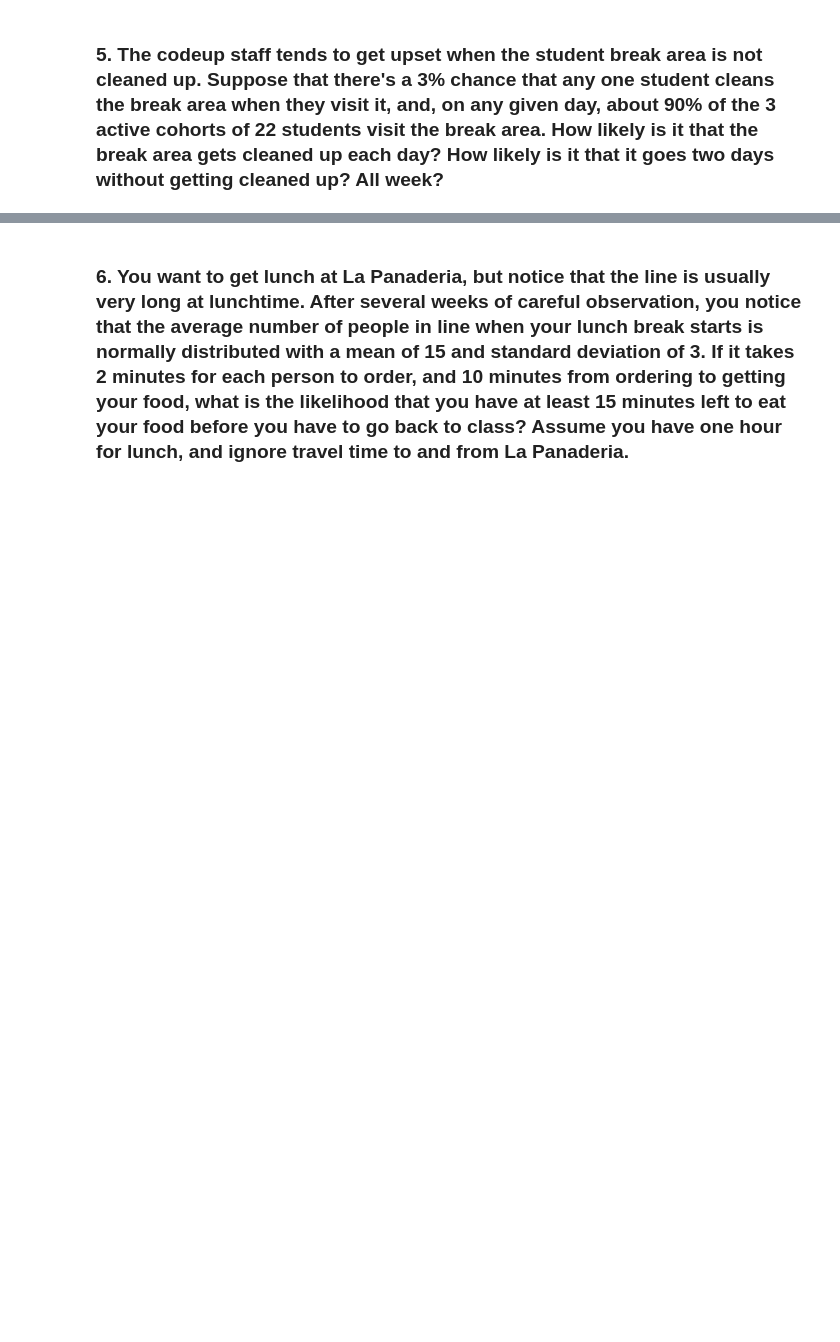
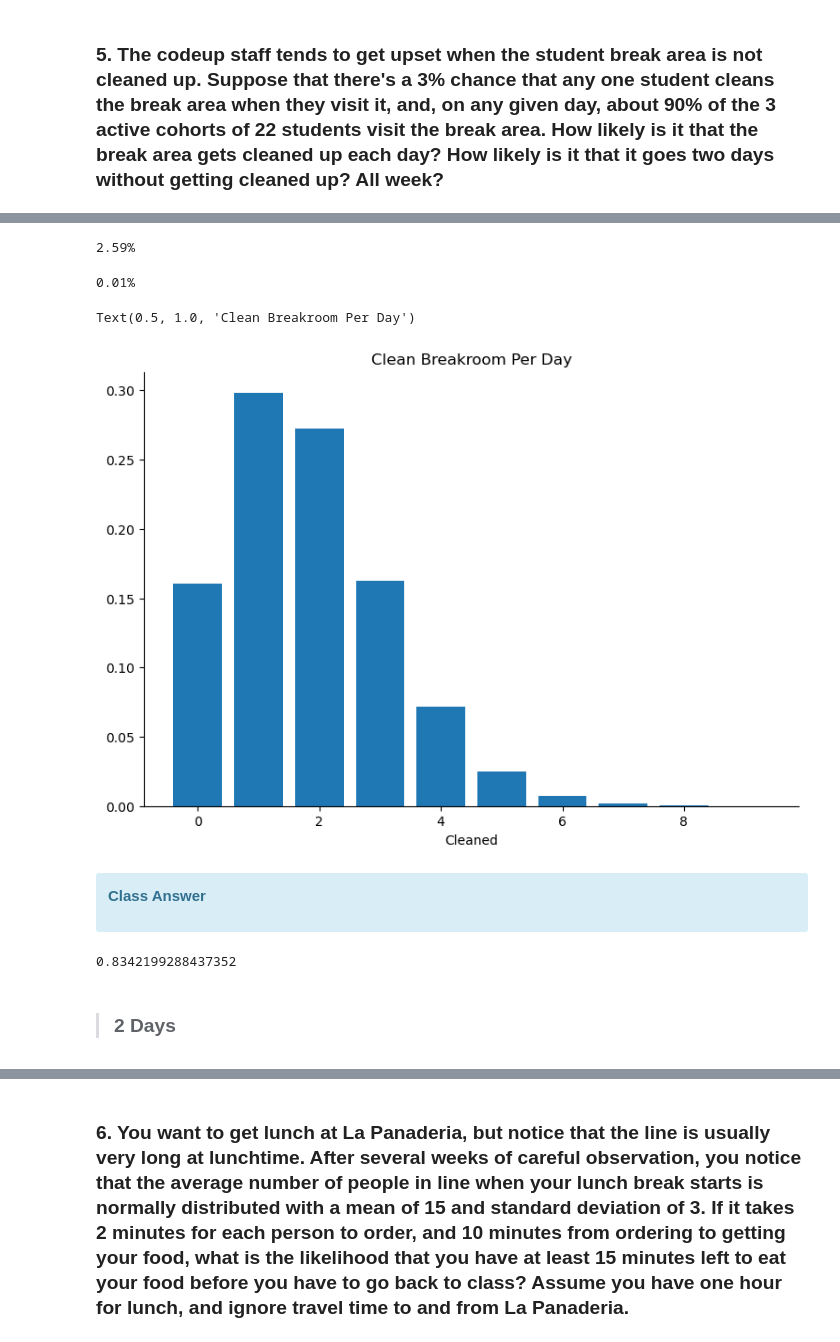
Before and after one commit to manuelparra1/statistics-exercises, a Jupyter notebook: probability_distributions.ipynb, the cells around one changed output, grey strips where cells are left out. Saved outputs shown, nothing was run; the diff lists cells and outputs as text; code cells hidden in the pictures; blank space fills up the shorter version.

```diff
--- a/probability_distributions.ipynb
+++ b/probability_distributions.ipynb
@@ -105,0 +241,3 @@ print(clicks)
+# %%
+n = 60
+p = 0.01
@@ -107,0 +264,2 @@ print(clicks)
+# %%
+p = .03
@@ -107,0 +282,4 @@ print(clicks)
+# %%
+clean_percent(probability_clean_breakroom_2_days)
+# %% [output]
+2.59%
@@ -107,0 +290,19 @@ print(clicks)
+# %%
+clean_percent(probability_clean_breakroom_5_days)
+# %% [output]
+0.01%
+# %%
+x = np.arange(0,10)
+y = stats.binom(n, p).pmf(x)
+plt.bar(x,y)
+plt.xlabel('Cleaned')
+plt.title('Clean Breakroom Per Day')
+# %% [output]
+Text(0.5, 1.0, 'Clean Breakroom Per Day')
+[figure, added]
+# %% [markdown]
+<div class="alert alert-block alert-info">
+
+<b>Class Answer</b>
+
+</div>
@@ -107,0 +314,6 @@ print(clicks)
+# %%
+cleaned
+# %% [output]
+0.8342199288437352
+# %% [markdown]
+> ### 2 Days
```
Also changed, not shown: parts of 87 cells of this notebook, 17 other files.
